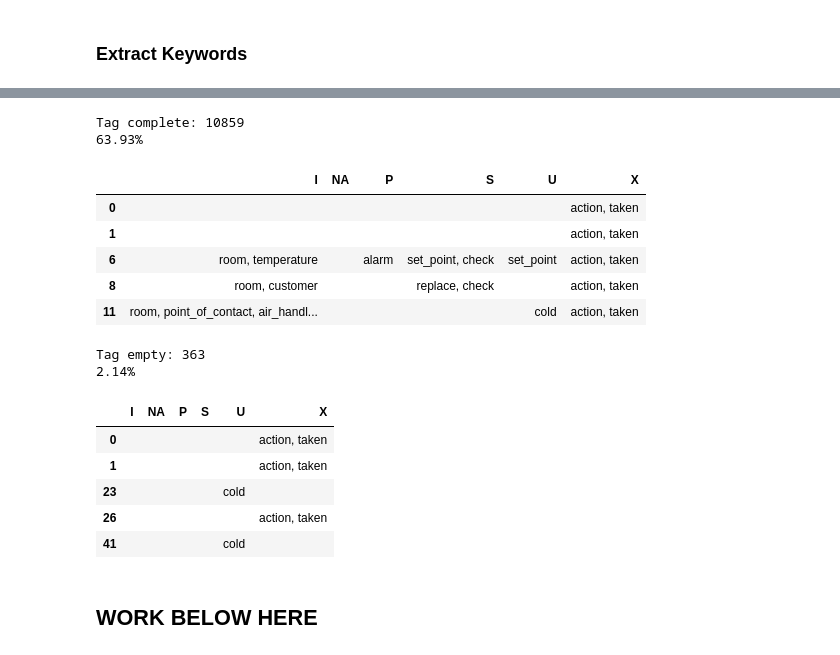
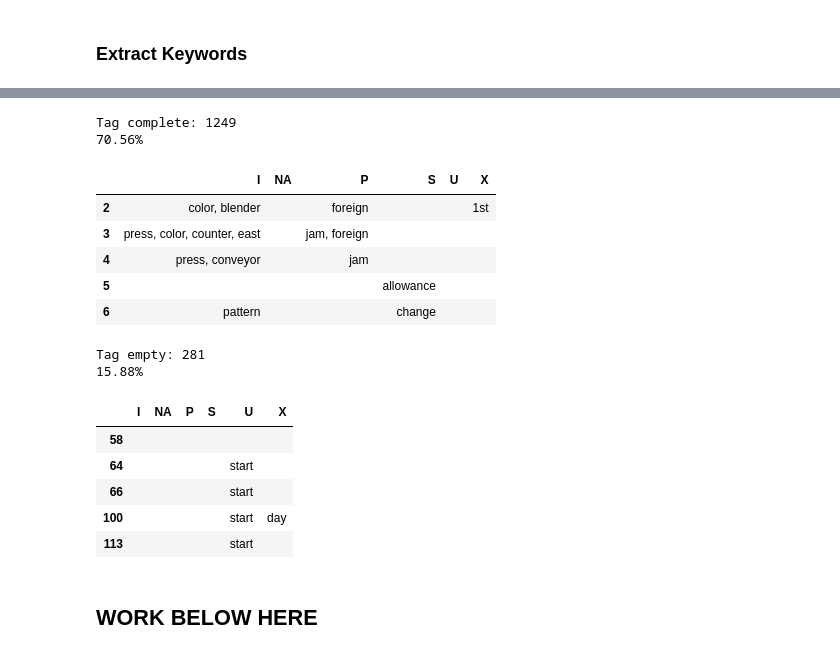
Before and after one commit to usnistgov/nestor, a Jupyter notebook: docs/case_studies/arm_case_study.ipynb, the cells around one changed output, grey strips where cells are left out. Cells and saved outputs as stored; diff of their text form; code cells hidden in the pictures.

```diff
--- a/docs/case_studies/arm_case_study.ipynb
+++ b/docs/case_studies/arm_case_study.ipynb
@@ -39,7 +39,7 @@ from fuzzywuzzy import process as zz
 data_dir = module_path/'data'/'arm_data'
 df = dd.read_csv(data_dir/'line_data_timed.csv', dtype={'Shift': 'object'})
 # %%
-gs_nlp_select = NLPSelect(columns = ['Scrap Reason', 'Scrap Comments ( Required if over goal)'])
+gs_nlp_select = NLPSelect(columns = ['Scrap Reason', 'Scrap Comments ( Required if over goal)', 'Pattern'])
 # m_nlp_select = NLPSelect(columns='ShortText')
 # arm_nlp_select = NLPSelect(columns=['scrap_reason','scrap_comments'])
 
@@ -136,31 +149,31 @@ KeyError: 0
 # %%
 # tag-complete work-orders?
-tag_comp = tag_set[tag_set.NA ==''].shape[0]
+tag_comp = tag_set[(tag_set.NA =='')&(tag_set.U =='')].shape[0]
 print(f'Tag complete: {tag_comp}', f'\n{tag_comp/tag_set.shape[0]:.2%}')
-tag_set[tag_set.NA ==''].head()
+tag_set[(tag_set.NA =='')&(tag_set.U =='')].head()
 # %% [output]
-Tag complete: 10859
-63.93%
+Tag complete: 1249
+70.56%
 |  | I | NA | P | S | U | X |
-| 0 |  |  |  |  |  | action, taken |
-| 1 |  |  |  |  |  | action, taken |
-| 6 | room, temperature |  | alarm | set_point, check | set_point | action, taken |
-| 8 | room, customer |  |  | replace, check |  | action, taken |
-| 11 | room, point_of_contact, air_handl... |  |  |  | cold | action, taken |
+| 2 | color, blender |  | foreign |  |  | 1st |
+| 3 | press, color, counter, east |  | jam, foreign |  |  |  |
+| 4 | press, conveyor |  | jam |  |  |  |
+| 5 |  |  |  | allowance |  |  |
+| 6 | pattern |  |  | change |  |  |
 # %%
 # tag-empty?
 tag_empt = tag_set[(tag_set[['I','P','S']]=='').all(axis=1)].shape[0]
 print(f'Tag empty: {tag_empt}', f'\n{tag_empt/tag_set.shape[0]:.2%}')
 tag_set[(tag_set[['I','P','S']]=='').all(axis=1)].head()
 # %% [output]
-Tag empty: 363
-2.14%
+Tag empty: 281
+15.88%
 |  | I | NA | P | S | U | X |
-| 0 |  |  |  |  |  | action, taken |
-| 1 |  |  |  |  |  | action, taken |
-| 23 |  |  |  |  | cold |  |
-| 26 |  |  |  |  |  | action, taken |
-| 41 |  |  |  |  | cold |  |
+| 58 |  |  |  |  |  |  |
+| 64 |  |  |  |  | start |  |
+| 66 |  |  |  |  | start |  |
+| 100 |  |  |  |  | start | day |
+| 113 |  |  |  |  | start |  |
 # %% [markdown]
 ## WORK BELOW HERE
 # %%
```
Also changed, not shown: parts of 5 cells of this notebook, 4 other files.
